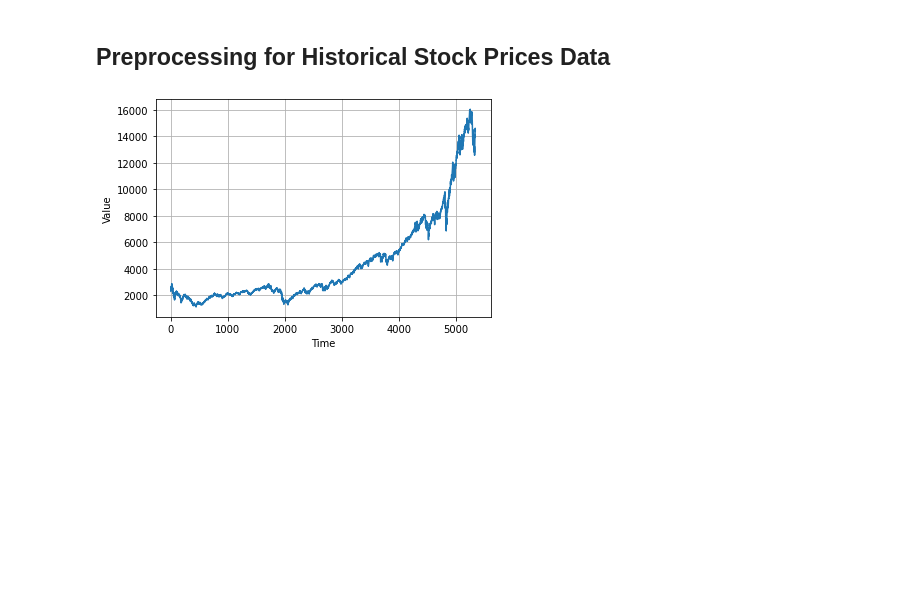
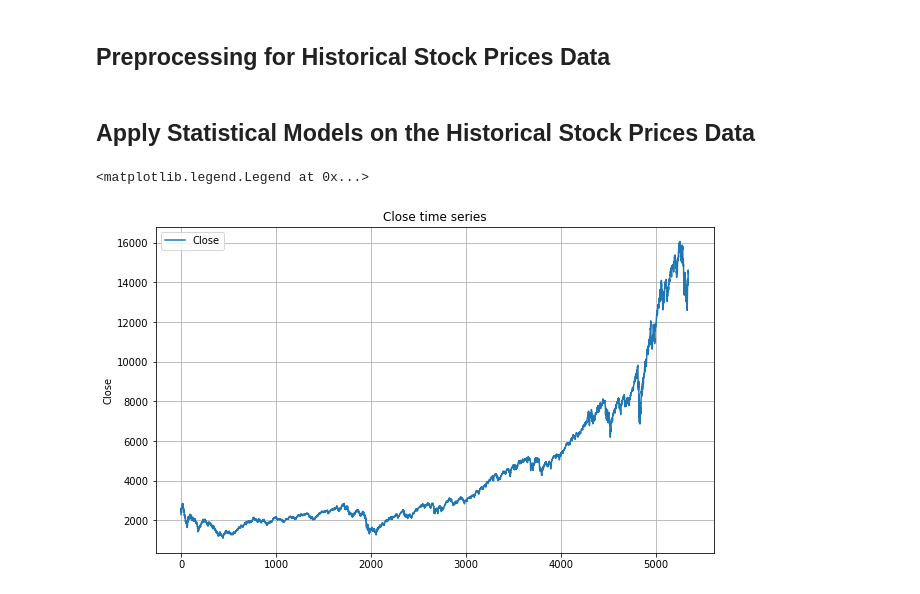
Before and after one commit to mahmoudkahled/Stock-Market-Prediction-using-Numerical-and-Textual-Analysis, a Jupyter notebook: Stock_Market_Prediction_using_Textual_and_Numerical_Analysis.ipynb, the cells around one changed output. Drawn from its saved outputs; the diff is of its cells as text; code cells hidden in the pictures; blank space fills up the shorter version.

Commit message:
finish the hybrid model

```diff
--- a/Stock_Market_Prediction_using_Textual_and_Numerical_Analysis.ipynb
+++ b/Stock_Market_Prediction_using_Textual_and_Numerical_Analysis.ipynb
@@ -200,4 +229,4 @@ memory usage: 292.4+ KB
 ## Preprocessing for Historical Stock Prices Data
 # %%
 # convert the date format to match the date format in the textual data
-stock_prices['Date'] = stock_prices['Date'].map(lambda x : datetime.strptime(x,'%d/%m/%Y').strftime('%Y-%m-%d'))
+stock_prices['Date'] = stock_prices['Date'].map(lambda x : datetime.strptime(x,'%d/%m/%Y').strftime('%Y-%m-%d')).astype('datetime64[ns]')
@@ -246,5 +233,2 @@ train_set = windowed_dataset(series_train, window_size=window_size, batch_size=b
-# %%
-# plot the data
-plot_series(time, series)
-# %% [output]
-[figure, removed]
+# %% [markdown]
+## Apply Statistical Models on the Historical Stock Prices Data
@@ -250,0 +238,10 @@ plot_series(time, series)
+# %%
+plt.figure(figsize=(10,6))
+plt.title('Close time series')
+stock_prices['Close'].plot()
+plt.ylabel('Close')
+plt.grid()
+plt.legend()
+# %% [output]
+<matplotlib.legend.Legend at 0x...>
+[figure, added]
```
Also changed, not shown: parts of 53 cells of this notebook.
